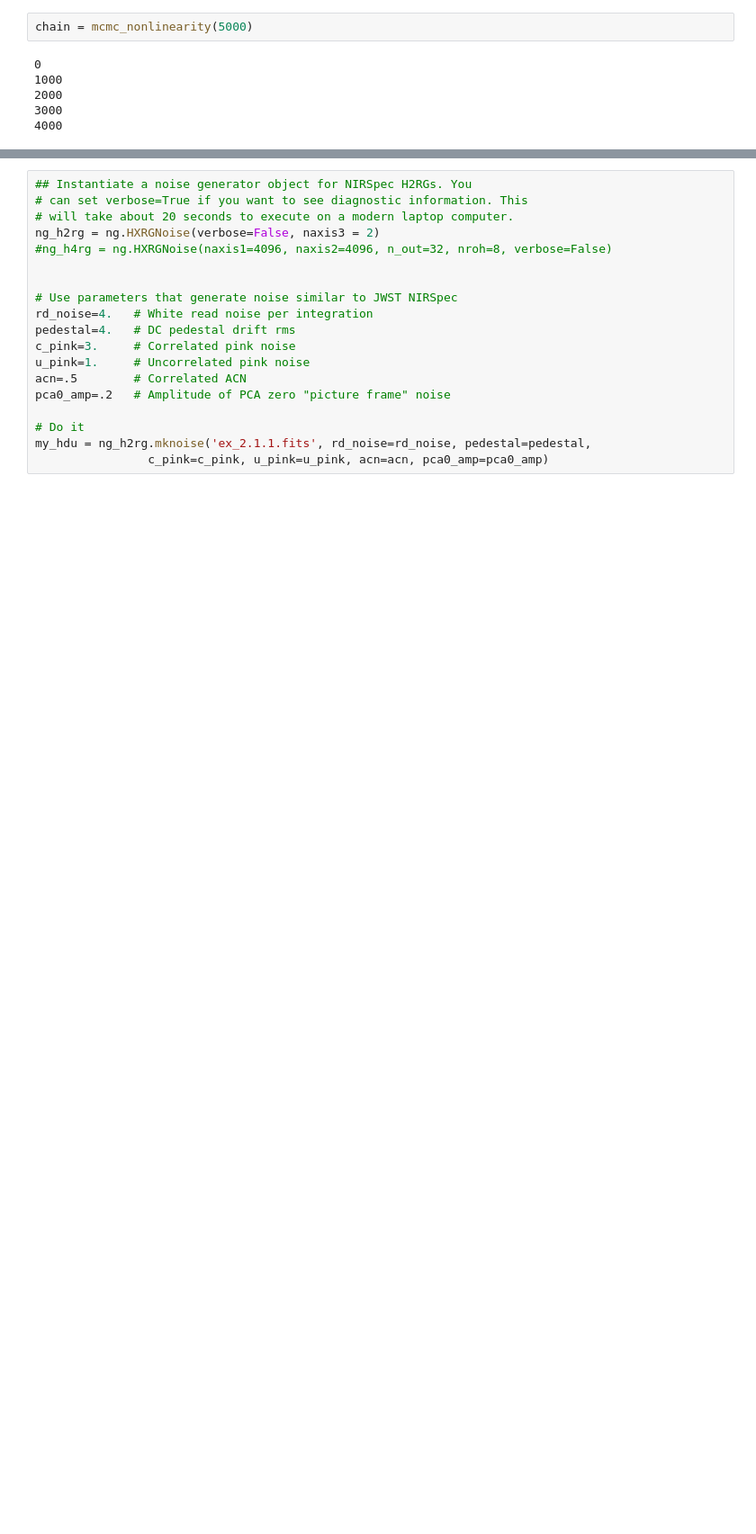
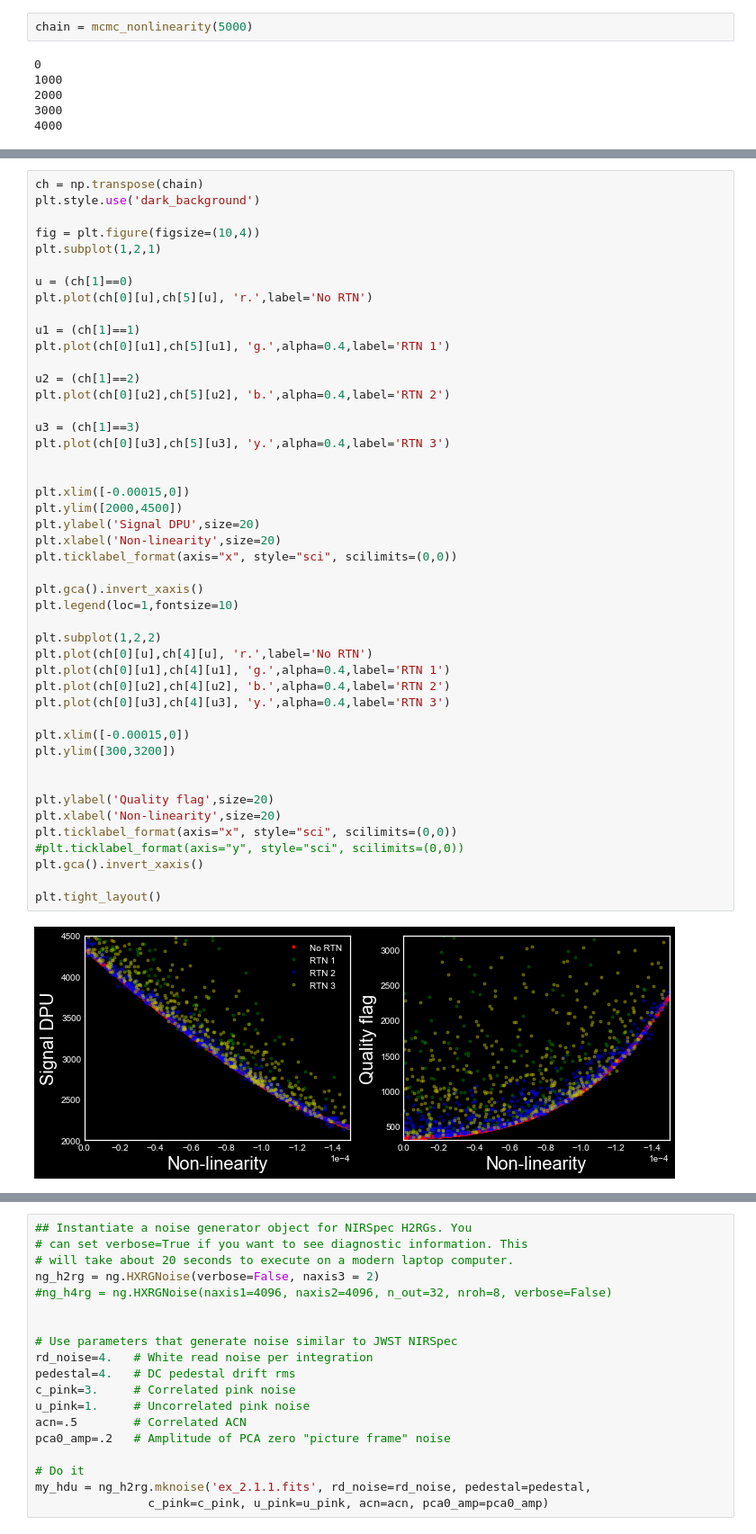
Before and after one commit to xoubish/nonlinearity_sim, a Jupyter notebook: nl_sim.ipynb, the cells around one changed output, grey strips where cells are left out. Shown: that part at 90% size. Drawn from its saved outputs; the diff is of its cells as text; blank space fills up the shorter version.

```diff
--- a/nl_sim.ipynb
+++ b/nl_sim.ipynb
@@ -371,3 +367,51 @@ Text(0.5, 0, 'RTN nelements')
+# %%
+ch = np.transpose(chain)
+plt.style.use('dark_background')
+
+fig = plt.figure(figsize=(10,4))
+plt.subplot(1,2,1)
+
+u = (ch[1]==0)
+plt.plot(ch[0][u],ch[5][u], 'r.',label='No RTN')
+
+u1 = (ch[1]==1)
+plt.plot(ch[0][u1],ch[5][u1], 'g.',alpha=0.4,label='RTN 1')
+
+u2 = (ch[1]==2)
+plt.plot(ch[0][u2],ch[5][u2], 'b.',alpha=0.4,label='RTN 2')
+
+u3 = (ch[1]==3)
+plt.plot(ch[0][u3],ch[5][u3], 'y.',alpha=0.4,label='RTN 3')
+
+
+plt.xlim([-0.00015,0])
+plt.ylim([2000,4500])
+plt.ylabel('Signal DPU',size=20)
+plt.xlabel('Non-linearity',size=20)
+plt.ticklabel_format(axis="x", style="sci", scilimits=(0,0))
+
+plt.gca().invert_xaxis()
+plt.legend(loc=1,fontsize=10)
+
+plt.subplot(1,2,2)
+plt.plot(ch[0][u],ch[4][u], 'r.',label='No RTN')
+plt.plot(ch[0][u1],ch[4][u1], 'g.',alpha=0.4,label='RTN 1')
+plt.plot(ch[0][u2],ch[4][u2], 'b.',alpha=0.4,label='RTN 2')
+plt.plot(ch[0][u3],ch[4][u3], 'y.',alpha=0.4,label='RTN 3')
+
+plt.xlim([-0.00015,0])
+plt.ylim([300,3200])
+
+
+plt.ylabel('Quality flag',size=20)
+plt.xlabel('Non-linearity',size=20)
+plt.ticklabel_format(axis="x", style="sci", scilimits=(0,0))
+#plt.ticklabel_format(axis="y", style="sci", scilimits=(0,0))
+plt.gca().invert_xaxis()
+
+plt.tight_layout()
+# %% [output]
+[figure, added]
 # %%
 ch = np.transpose(chain)
 plt.style.use('dark_background')
```
Also changed, not shown: parts of 12 cells of this notebook, 3 other files.
